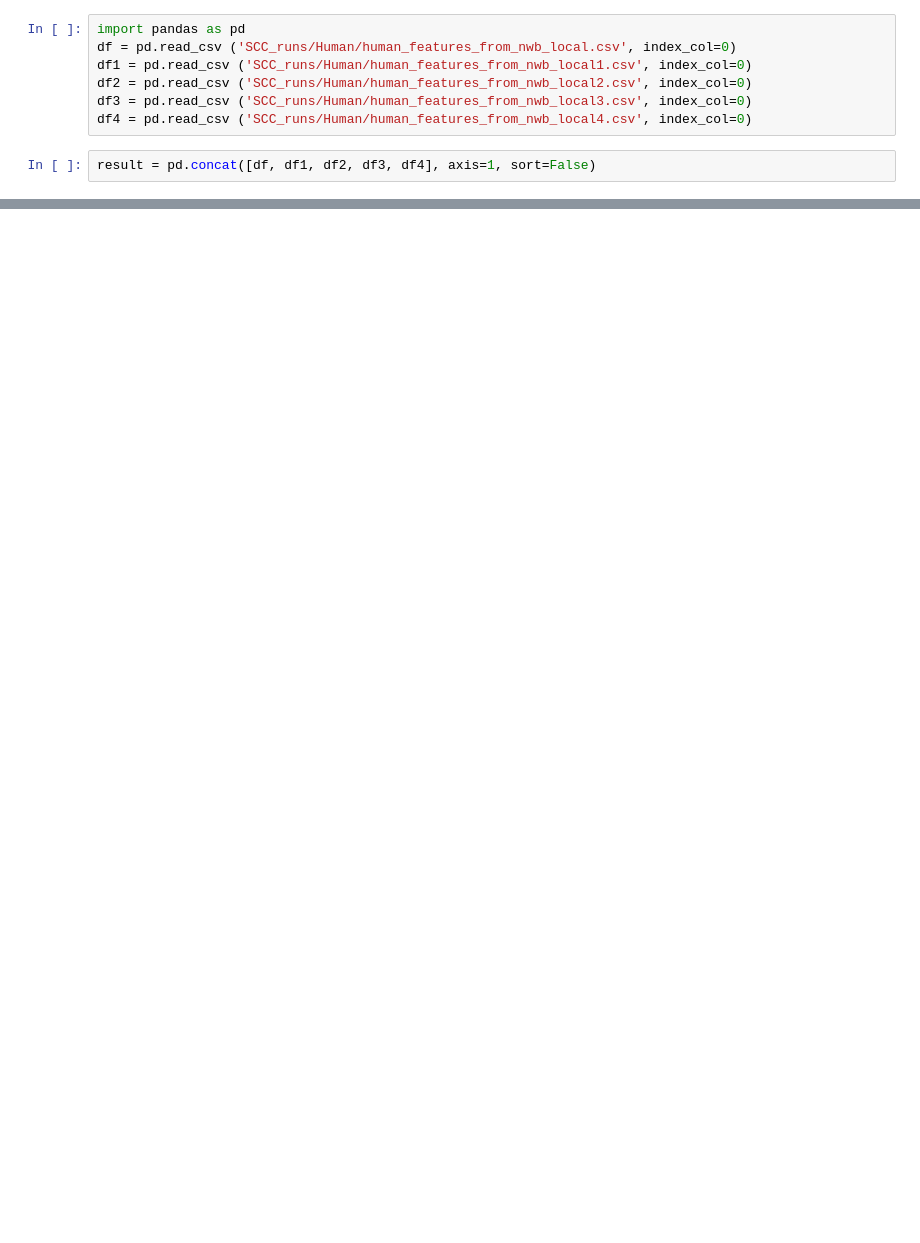
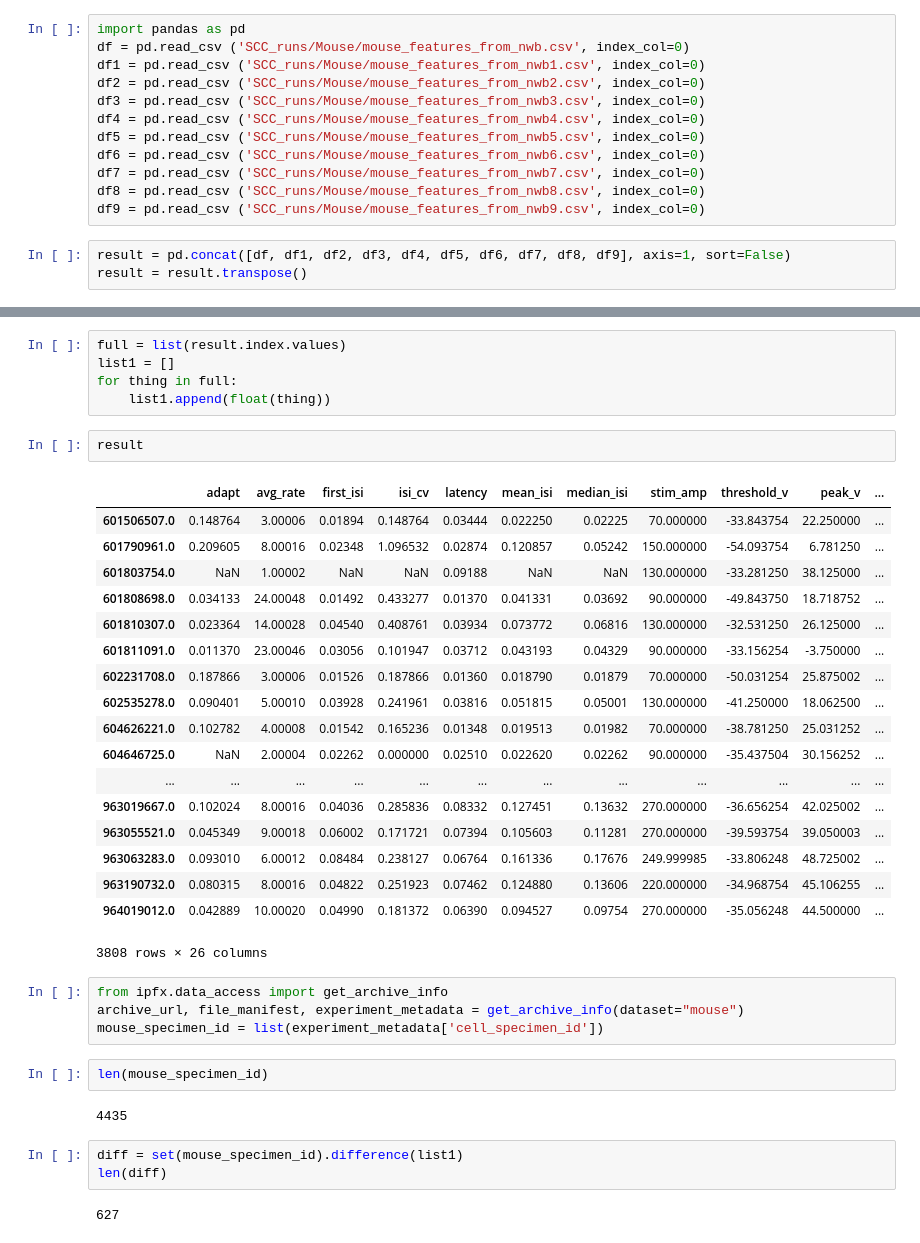
Before and after one commit to allen19981/NWB_IPFX_Allen, a Jupyter notebook: Combining csv files.ipynb, the cells around one changed output, grey strips where cells are left out. Drawn from its saved outputs; the diff is of its cells as text; blank space fills up the shorter version.

```diff
--- a/Combining csv files.ipynb
+++ b/Combining csv files.ipynb
@@ -1,10 +1,16 @@
 # %%
 import pandas as pd
-df = pd.read_csv ('SCC_runs/Human/human_features_from_nwb_local.csv', index_col=0)
-df1 = pd.read_csv ('SCC_runs/Human/human_features_from_nwb_local1.csv', index_col=0)
-df2 = pd.read_csv ('SCC_runs/Human/human_features_from_nwb_local2.csv', index_col=0)
-df3 = pd.read_csv ('SCC_runs/Human/human_features_from_nwb_local3.csv', index_col=0)
-df4 = pd.read_csv ('SCC_runs/Human/human_features_from_nwb_local4.csv', index_col=0)
+df = pd.read_csv ('SCC_runs/Mouse/mouse_features_from_nwb.csv', index_col=0)
+df1 = pd.read_csv ('SCC_runs/Mouse/mouse_features_from_nwb1.csv', index_col=0)
+df2 = pd.read_csv ('SCC_runs/Mouse/mouse_features_from_nwb2.csv', index_col=0)
+df3 = pd.read_csv ('SCC_runs/Mouse/mouse_features_from_nwb3.csv', index_col=0)
+df4 = pd.read_csv ('SCC_runs/Mouse/mouse_features_from_nwb4.csv', index_col=0)
+df5 = pd.read_csv ('SCC_runs/Mouse/mouse_features_from_nwb5.csv', index_col=0)
+df6 = pd.read_csv ('SCC_runs/Mouse/mouse_features_from_nwb6.csv', index_col=0)
+df7 = pd.read_csv ('SCC_runs/Mouse/mouse_features_from_nwb7.csv', index_col=0)
+df8 = pd.read_csv ('SCC_runs/Mouse/mouse_features_from_nwb8.csv', index_col=0)
+df9 = pd.read_csv ('SCC_runs/Mouse/mouse_features_from_nwb9.csv', index_col=0)
 # %%
-result = pd.concat([df, df1, df2, df3, df4], axis=1, sort=False)
+result = pd.concat([df, df1, df2, df3, df4, df5, df6, df7, df8, df9], axis=1, sort=False)
+result = result.transpose()
 # %%
@@ -56,0 +45,39 @@ df6
+# %%
+full = list(result.index.values)
+list1 = []
+for thing in full:
+    list1.append(float(thing))
+# %%
+result
+# %% [output]
+|  | adapt | avg_rate | first_isi | isi_cv | latency | mean_isi | median_isi | stim_amp | threshold_v | peak_v | ... |
+| 601506507.0 | 0.148764 | 3.00006 | 0.01894 | 0.148764 | 0.03444 | 0.022250 | 0.02225 | 70.000000 | -33.843754 | 22.250000 | ... |
+| 601790961.0 | 0.209605 | 8.00016 | 0.02348 | 1.096532 | 0.02874 | 0.120857 | 0.05242 | 150.000000 | -54.093754 | 6.781250 | ... |
+| 601803754.0 | NaN | 1.00002 | NaN | NaN | 0.09188 | NaN | NaN | 130.000000 | -33.281250 | 38.125000 | ... |
+| 601808698.0 | 0.034133 | 24.00048 | 0.01492 | 0.433277 | 0.01370 | 0.041331 | 0.03692 | 90.000000 | -49.843750 | 18.718752 | ... |
+| 601810307.0 | 0.023364 | 14.00028 | 0.04540 | 0.408761 | 0.03934 | 0.073772 | 0.06816 | 130.000000 | -32.531250 | 26.125000 | ... |
+| 601811091.0 | 0.011370 | 23.00046 | 0.03056 | 0.101947 | 0.03712 | 0.043193 | 0.04329 | 90.000000 | -33.156254 | -3.750000 | ... |
+| 602231708.0 | 0.187866 | 3.00006 | 0.01526 | 0.187866 | 0.01360 | 0.018790 | 0.01879 | 70.000000 | -50.031254 | 25.875002 | ... |
+| 602535278.0 | 0.090401 | 5.00010 | 0.03928 | 0.241961 | 0.03816 | 0.051815 | 0.05001 | 130.000000 | -41.250000 | 18.062500 | ... |
+| 604626221.0 | 0.102782 | 4.00008 | 0.01542 | 0.165236 | 0.01348 | 0.019513 | 0.01982 | 70.000000 | -38.781250 | 25.031252 | ... |
+| 604646725.0 | NaN | 2.00004 | 0.02262 | 0.000000 | 0.02510 | 0.022620 | 0.02262 | 90.000000 | -35.437504 | 30.156252 | ... |
+| ... | ... | ... | ... | ... | ... | ... | ... | ... | ... | ... | ... |
+| 963019667.0 | 0.102024 | 8.00016 | 0.04036 | 0.285836 | 0.08332 | 0.127451 | 0.13632 | 270.000000 | -36.656254 | 42.025002 | ... |
+| 963055521.0 | 0.045349 | 9.00018 | 0.06002 | 0.171721 | 0.07394 | 0.105603 | 0.11281 | 270.000000 | -39.593754 | 39.050003 | ... |
+| 963063283.0 | 0.093010 | 6.00012 | 0.08484 | 0.238127 | 0.06764 | 0.161336 | 0.17676 | 249.999985 | -33.806248 | 48.725002 | ... |
+| 963190732.0 | 0.080315 | 8.00016 | 0.04822 | 0.251923 | 0.07462 | 0.124880 | 0.13606 | 220.000000 | -34.968754 | 45.106255 | ... |
+| 964019012.0 | 0.042889 | 10.00020 | 0.04990 | 0.181372 | 0.06390 | 0.094527 | 0.09754 | 270.000000 | -35.056248 | 44.500000 | ... |
+3808 rows × 26 columns
+# %%
+from ipfx.data_access import get_archive_info
+archive_url, file_manifest, experiment_metadata = get_archive_info(dataset="mouse")
+mouse_specimen_id = list(experiment_metadata['cell_specimen_id'])
+# %%
+len(mouse_specimen_id)
+# %% [output]
+4435
+# %%
+diff = set(mouse_specimen_id).difference(list1)
+len(diff)
+# %% [output]
+627
```
Also changed, not shown: parts of 6 cells of this notebook, 8 other files.
